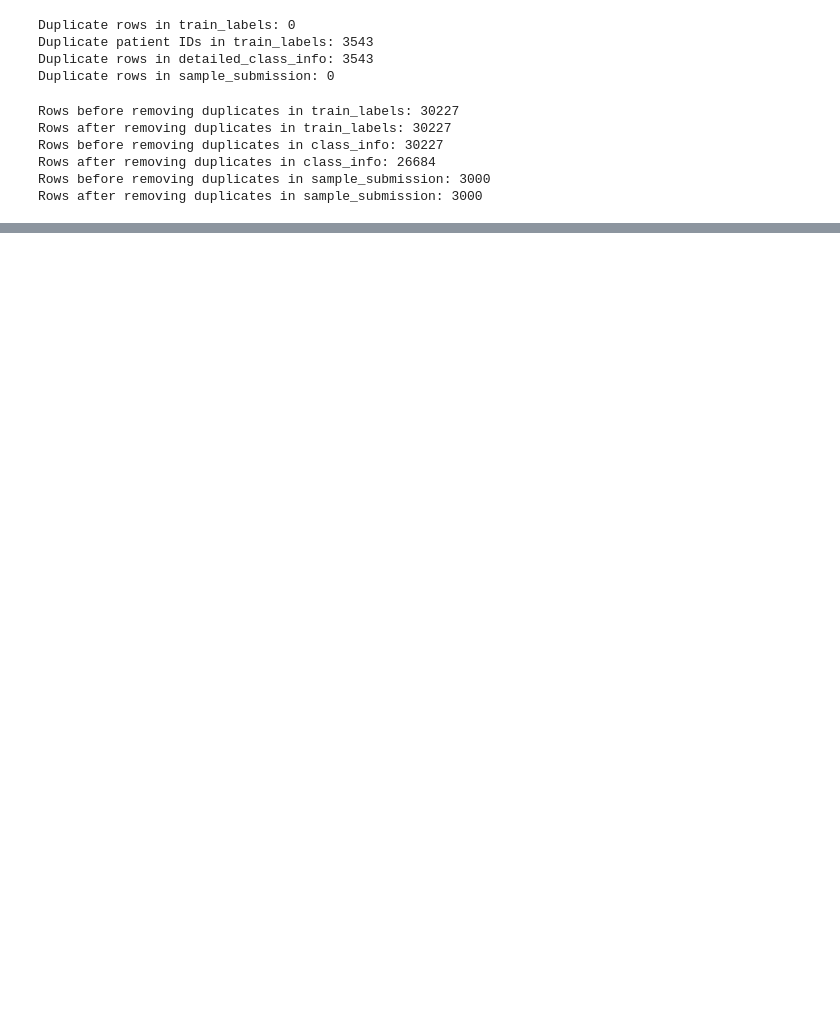
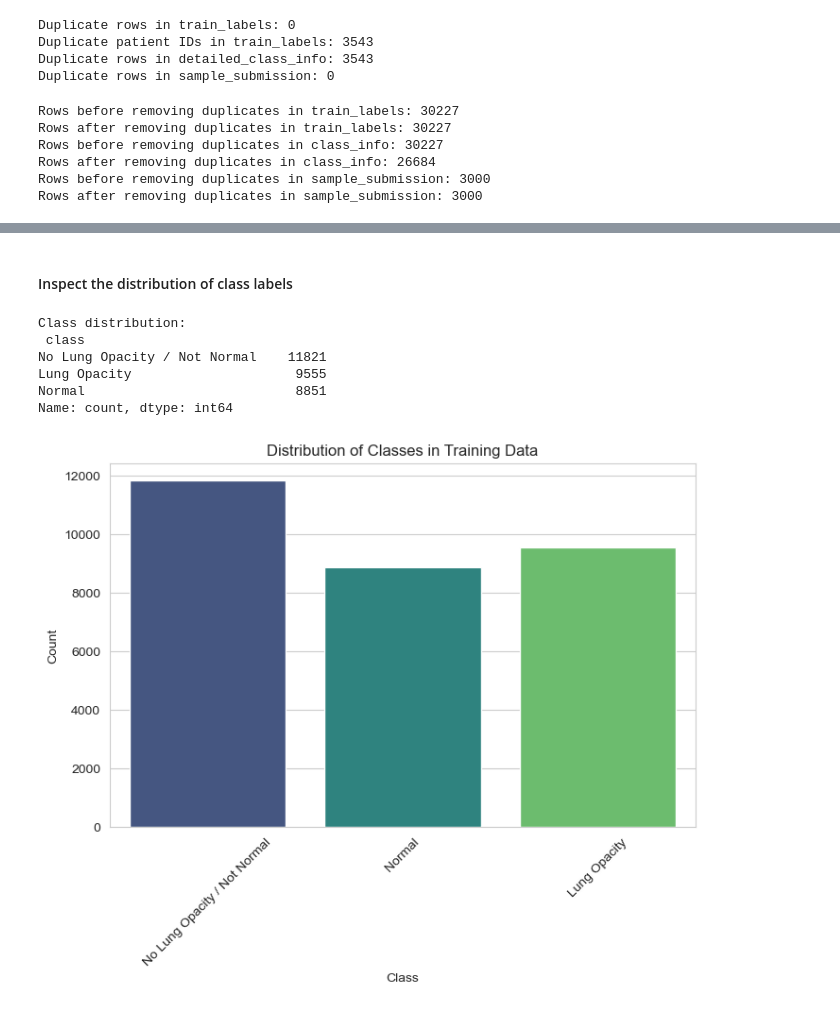
Before and after one commit to nkpatro/Pneumonia-Detection, a Jupyter notebook: capstone.ipynb, the cells around one changed output, grey strips where cells are left out. Saved outputs shown, nothing was run; the diff lists cells and outputs as text; code cells hidden in the pictures; blank space fills up the shorter version.

```diff
--- a/capstone.ipynb
+++ b/capstone.ipynb
@@ -190,0 +173,7 @@ Rows after removing duplicates in sample_submission: 3000
+# %%
+# Merge train_labels with class_info to have labels and bounding boxes together
+train_data_merged = pd.merge(train_labels_cleaned, class_info_cleaned, on='patientId', how='left')
+
+# Check merged data
+print("Merged DataFrame shape:", train_data_merged.shape)
+print(train_data_merged.head())
@@ -190,0 +195,26 @@ Rows after removing duplicates in sample_submission: 3000
+# %% [markdown]
+#### Inspect the distribution of class labels
+# %%
+import seaborn as sns
+import matplotlib.pyplot as plt
+
+# Class distribution count
+class_distribution = train_data_merged['class'].value_counts()
+print("\nClass distribution:\n", class_distribution)
+
+# Visualize class distribution
+plt.figure(figsize=(8, 5))
+sns.countplot(x='class', data=train_data_merged, palette='viridis', hue='class')
+plt.title("Distribution of Classes in Training Data")
+plt.ylabel("Count")
+plt.xlabel("Class")
+plt.xticks(rotation=45)
+plt.show()
+# %% [output]
+Class distribution:
+ class
+No Lung Opacity / Not Normal    11821
+Lung Opacity                     9555
+Normal                           8851
+Name: count, dtype: int64
+[figure, added]
```
Also changed, not shown: parts of 11 cells of this notebook.
